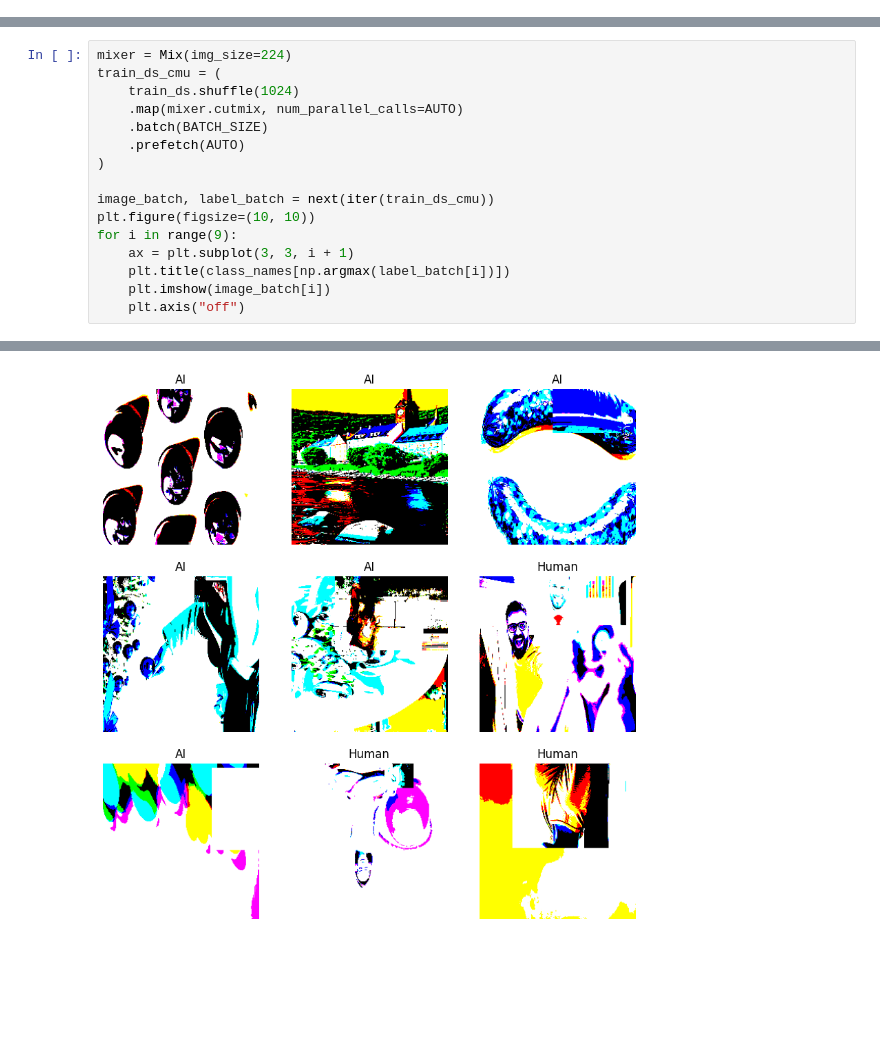
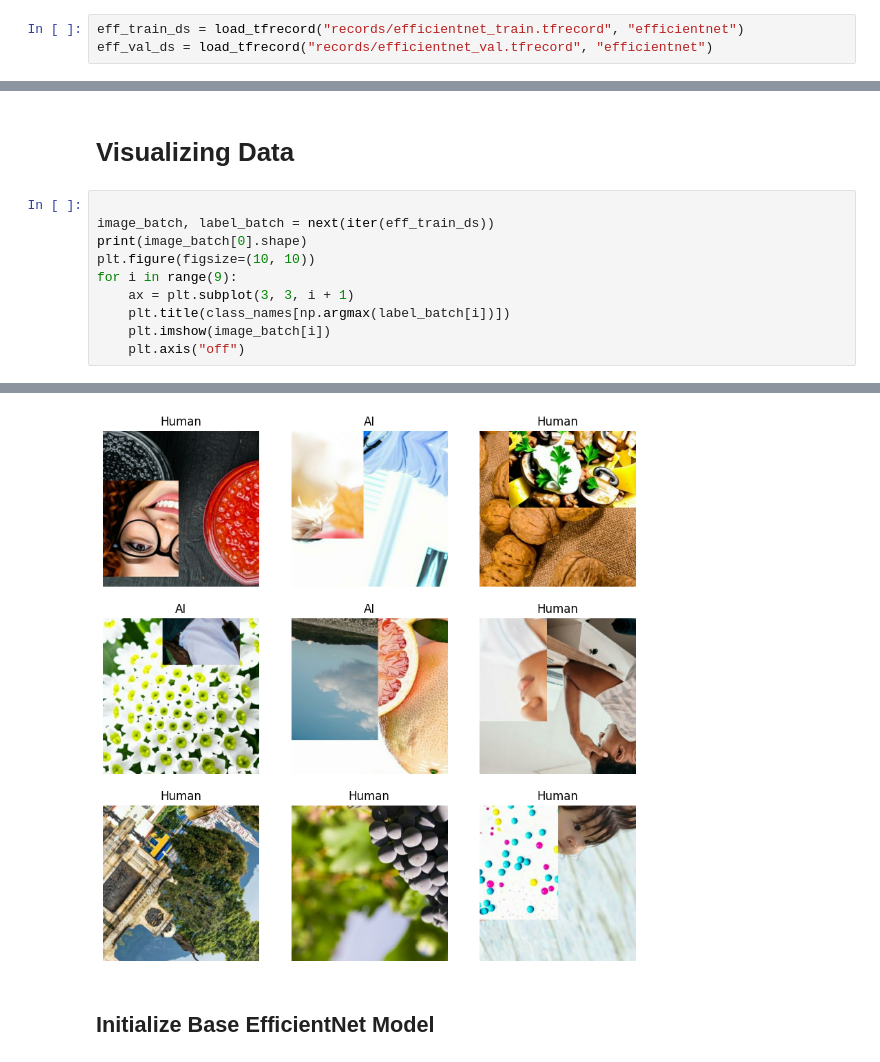
Before and after one commit to David-Huynh/AIImageRecognition, a Jupyter notebook: ai_image_detection.ipynb, the cells around one changed output, grey strips where cells are left out. Cells and saved outputs as stored; diff of their text form; blank space fills up the shorter version.

Commit message:
Added initial grid search and updated data aug, and preprocessing process

```diff
--- a/ai_image_detection.ipynb
+++ b/ai_image_detection.ipynb
@@ -83,0 +239,3 @@ val_ds = (
+# %%
+eff_train_ds = load_tfrecord("records/efficientnet_train.tfrecord", "efficientnet")
+eff_val_ds = load_tfrecord("records/efficientnet_val.tfrecord", "efficientnet")
@@ -84,13 +263,9 @@ val_ds = (
+# %% [markdown]
+# Visualizing Data
 # %%
-mixer = Mix(img_size=224)
-train_ds_cmu = (
-    train_ds.shuffle(1024)
-    .map(mixer.cutmix, num_parallel_calls=AUTO)
-    .batch(BATCH_SIZE)
-    .prefetch(AUTO)
-)
 
-image_batch, label_batch = next(iter(train_ds_cmu))
+image_batch, label_batch = next(iter(eff_train_ds))
+print(image_batch[0].shape)
 plt.figure(figsize=(10, 10))
 for i in range(9):
     ax = plt.subplot(3, 3, i + 1)
@@ -118,2 +277,4 @@ Clipping input data to the valid range for imshow with RGB data ([0..1] for floa
-[figure, old version]
+[figure, new version]
+# %% [markdown]
+## Initialize Base EfficientNet Model
 # %%
```
Also changed, not shown: parts of 29 cells of this notebook, 5 other files.
